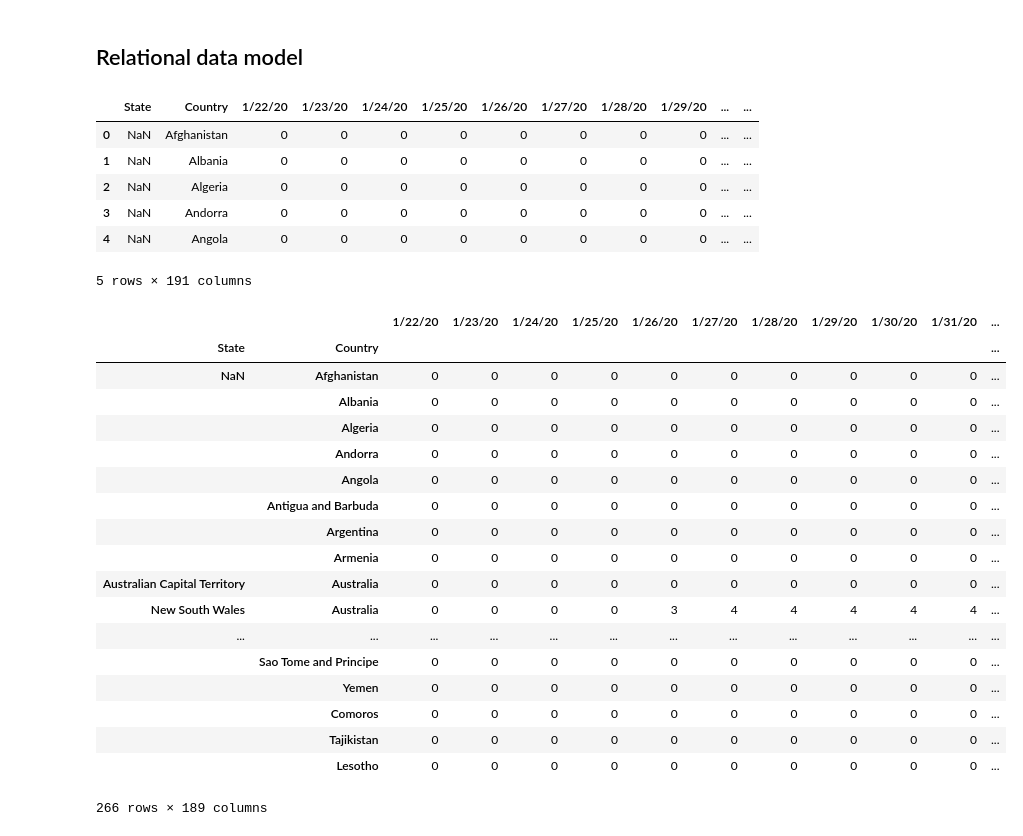
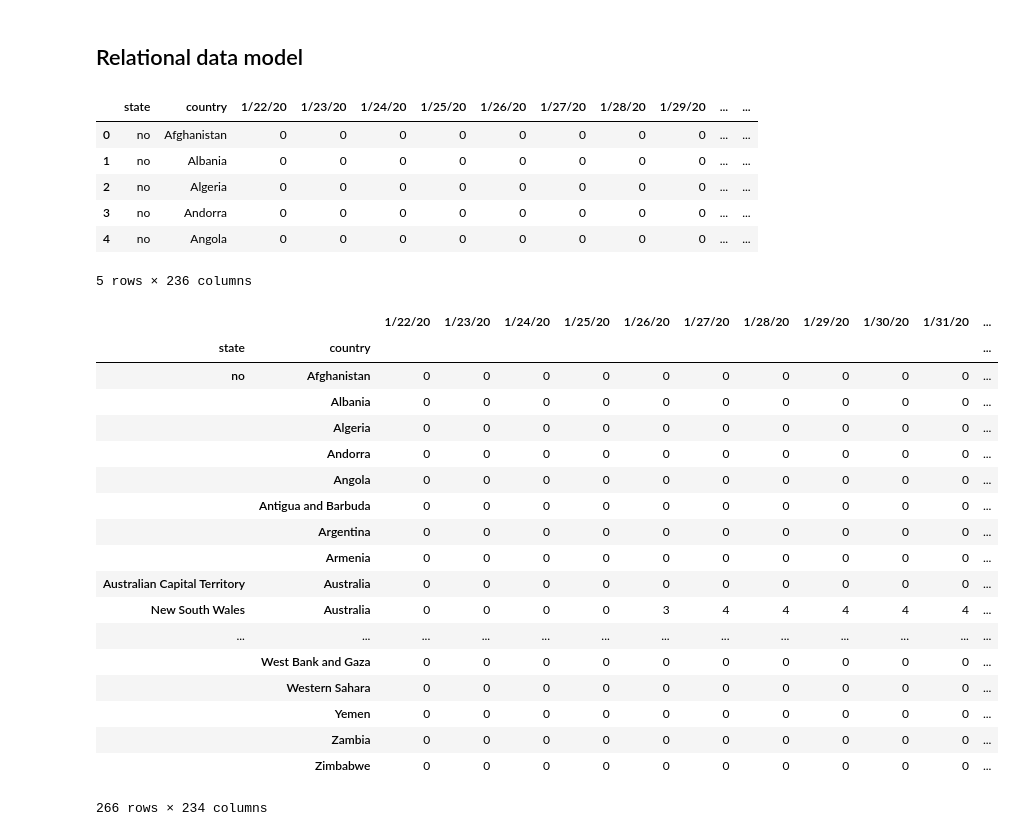
Before and after one commit to guru5/EDS_2020_COVID-19_416669, a Jupyter notebook: notebooks/Lec_Data_Preparation_V1.0.ipynb, the cells around one changed output. Saved outputs shown, nothing was run; the diff lists cells and outputs as text; code cells hidden in the pictures.

```diff
--- a/notebooks/Lec_Data_Preparation_V1.0.ipynb
+++ b/notebooks/Lec_Data_Preparation_V1.0.ipynb
@@ -131,24 +115,25 @@ pd_raw=pd.read_csv(data_path)
 
 
 pd_db = pd_raw.rename(columns= {
-    'Country/Region': 'Country',
-    'Province/State': 'State'
+    'Country/Region': 'country',
+    'Province/State': 'state'
 }).drop(['Lat', 'Long'], axis=1)
+pd_db  = pd_db.fillna('no')
 pd_db.head()
 # %% [output]
-|  | State | Country | 1/22/20 | 1/23/20 | 1/24/20 | 1/25/20 | 1/26/20 | 1/27/20 | 1/28/20 | 1/29/20 | ... | ... |
-| 0 | NaN | Afghanistan | 0 | 0 | 0 | 0 | 0 | 0 | 0 | 0 | ... | ... |
-| 1 | NaN | Albania | 0 | 0 | 0 | 0 | 0 | 0 | 0 | 0 | ... | ... |
-| 2 | NaN | Algeria | 0 | 0 | 0 | 0 | 0 | 0 | 0 | 0 | ... | ... |
-| 3 | NaN | Andorra | 0 | 0 | 0 | 0 | 0 | 0 | 0 | 0 | ... | ... |
-| 4 | NaN | Angola | 0 | 0 | 0 | 0 | 0 | 0 | 0 | 0 | ... | ... |
+|  | state | country | 1/22/20 | 1/23/20 | 1/24/20 | 1/25/20 | 1/26/20 | 1/27/20 | 1/28/20 | 1/29/20 | ... | ... |
+| 0 | no | Afghanistan | 0 | 0 | 0 | 0 | 0 | 0 | 0 | 0 | ... | ... |
+| 1 | no | Albania | 0 | 0 | 0 | 0 | 0 | 0 | 0 | 0 | ... | ... |
+| 2 | no | Algeria | 0 | 0 | 0 | 0 | 0 | 0 | 0 | 0 | ... | ... |
+| 3 | no | Andorra | 0 | 0 | 0 | 0 | 0 | 0 | 0 | 0 | ... | ... |
+| 4 | no | Angola | 0 | 0 | 0 | 0 | 0 | 0 | 0 | 0 | ... | ... |
-5 rows × 191 columns
+5 rows × 236 columns
 # %%
-pd_db.set_index(['State', 'Country'])
+pd_db.set_index(['state', 'country'])
 # %% [output]
 |  |  | 1/22/20 | 1/23/20 | 1/24/20 | 1/25/20 | 1/26/20 | 1/27/20 | 1/28/20 | 1/29/20 | 1/30/20 | 1/31/20 | ... |
-| State | Country |  |  |  |  |  |  |  |  |  |  | ... |
-| NaN | Afghanistan | 0 | 0 | 0 | 0 | 0 | 0 | 0 | 0 | 0 | 0 | ... |
+| state | country |  |  |  |  |  |  |  |  |  |  | ... |
+| no | Afghanistan | 0 | 0 | 0 | 0 | 0 | 0 | 0 | 0 | 0 | 0 | ... |
 |  | Albania | 0 | 0 | 0 | 0 | 0 | 0 | 0 | 0 | 0 | 0 | ... |
 |  | Algeria | 0 | 0 | 0 | 0 | 0 | 0 | 0 | 0 | 0 | 0 | ... |
 |  | Andorra | 0 | 0 | 0 | 0 | 0 | 0 | 0 | 0 | 0 | 0 | ... |
@@ -159,10 +144,10 @@ pd_db.set_index(['State', 'Country'])
 | Australian Capital Territory | Australia | 0 | 0 | 0 | 0 | 0 | 0 | 0 | 0 | 0 | 0 | ... |
 | New South Wales | Australia | 0 | 0 | 0 | 0 | 3 | 4 | 4 | 4 | 4 | 4 | ... |
 | ... | ... | ... | ... | ... | ... | ... | ... | ... | ... | ... | ... | ... |
-|  | Sao Tome and Principe | 0 | 0 | 0 | 0 | 0 | 0 | 0 | 0 | 0 | 0 | ... |
+|  | West Bank and Gaza | 0 | 0 | 0 | 0 | 0 | 0 | 0 | 0 | 0 | 0 | ... |
+|  | Western Sahara | 0 | 0 | 0 | 0 | 0 | 0 | 0 | 0 | 0 | 0 | ... |
 |  | Yemen | 0 | 0 | 0 | 0 | 0 | 0 | 0 | 0 | 0 | 0 | ... |
-|  | Comoros | 0 | 0 | 0 | 0 | 0 | 0 | 0 | 0 | 0 | 0 | ... |
-|  | Tajikistan | 0 | 0 | 0 | 0 | 0 | 0 | 0 | 0 | 0 | 0 | ... |
-|  | Lesotho | 0 | 0 | 0 | 0 | 0 | 0 | 0 | 0 | 0 | 0 | ... |
+|  | Zambia | 0 | 0 | 0 | 0 | 0 | 0 | 0 | 0 | 0 | 0 | ... |
+|  | Zimbabwe | 0 | 0 | 0 | 0 | 0 | 0 | 0 | 0 | 0 | 0 | ... |
-266 rows × 189 columns
+266 rows × 234 columns
 # %%
```
Also changed, not shown: parts of 29 cells of this notebook, 13 other files.
